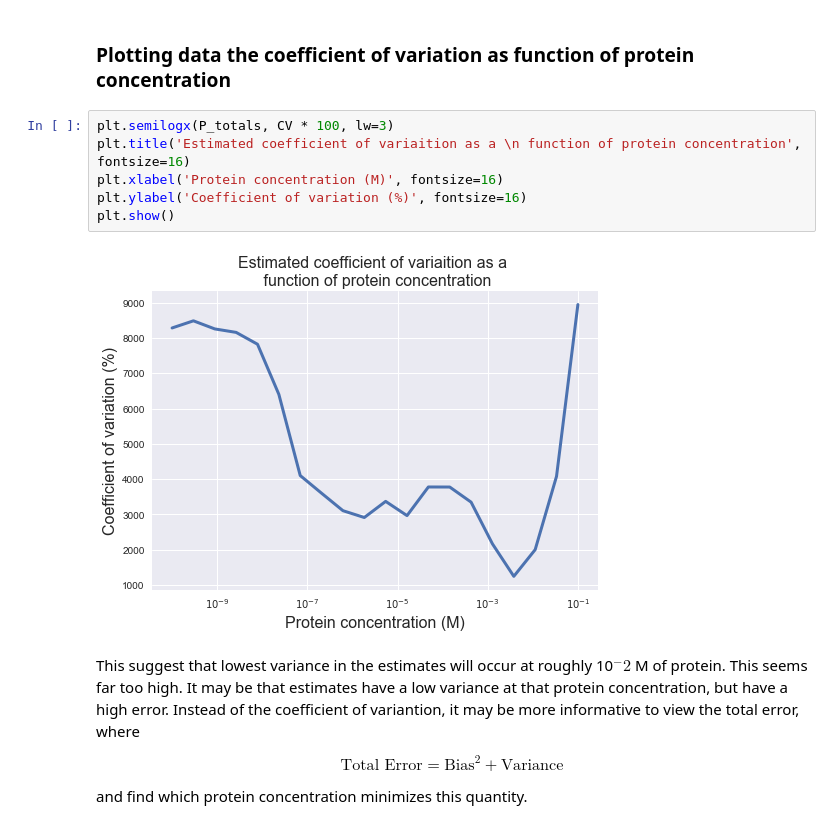
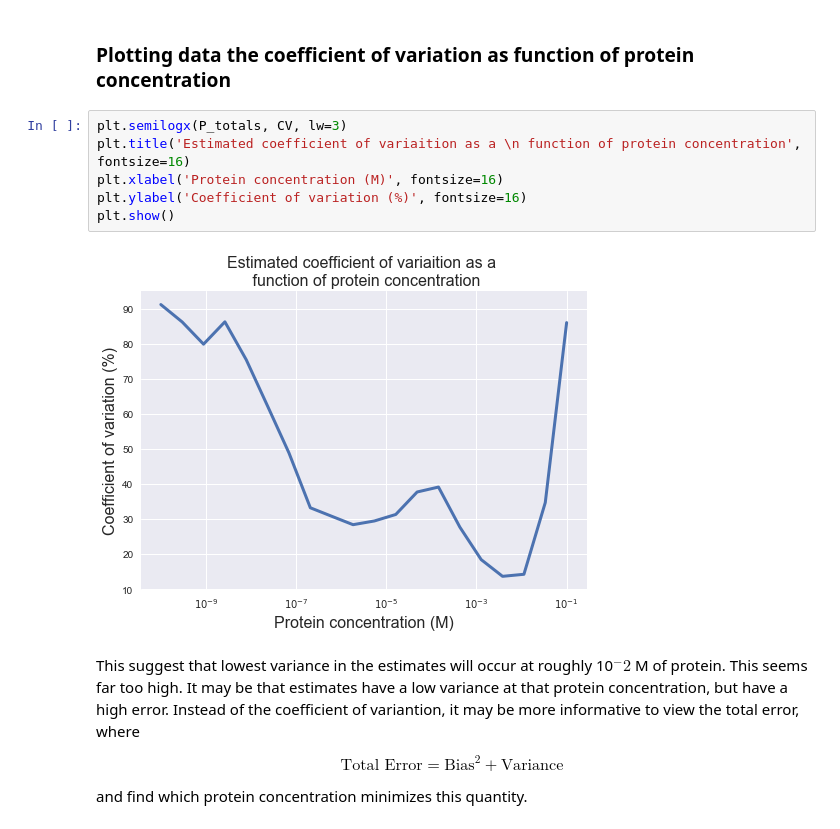
Before and after one commit to choderalab/assaytools, a Jupyter notebook: experimental_design/ExperimentalDesign.ipynb, the cells around one changed output. Cells and saved outputs as stored; diff of their text form.

```diff
--- a/experimental_design/ExperimentalDesign.ipynb
+++ b/experimental_design/ExperimentalDesign.ipynb
@@ -126,13 +126,13 @@ nsamples = 10              # The number of repeated fluorescence draws for each
 # %% [markdown]
 ### Plotting data the coefficient of variation as function of protein concentration
 # %%
-plt.semilogx(P_totals, CV * 100, lw=3)
+plt.semilogx(P_totals, CV, lw=3)
 plt.title('Estimated coefficient of variaition as a \n function of protein concentration', fontsize=16)
 plt.xlabel('Protein concentration (M)', fontsize=16)
 plt.ylabel('Coefficient of variation (%)', fontsize=16)
 plt.show()
 # %% [output]
-[figure, old version]
+[figure, new version]
 # %% [markdown]
 This suggest that lowest variance in the estimates will occur at roughly 10$^-2$ M of protein. This seems far too high. It may be that estimates have a low variance at that protein concentration, but have a high error. Instead of the coefficient of variantion, it may be more informative to view the total error, where
 
```
Also changed, not shown: parts of 4 cells of this notebook, 1 other file.
